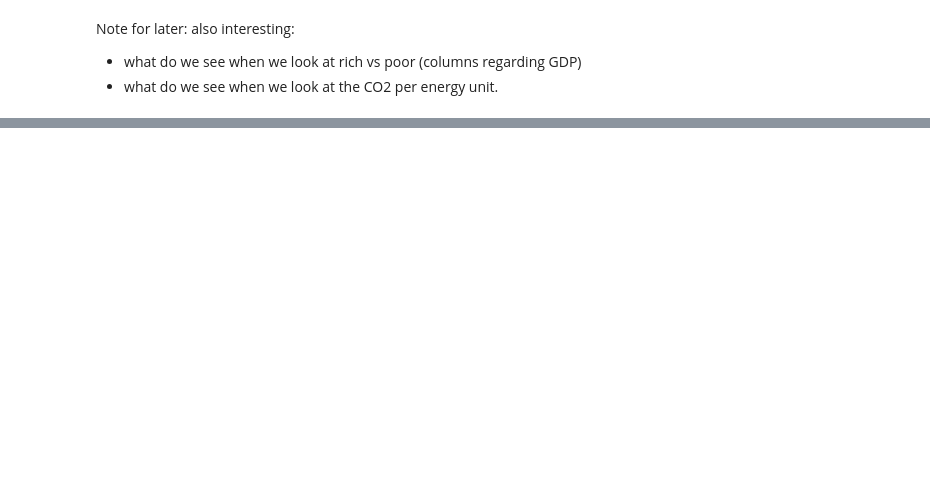
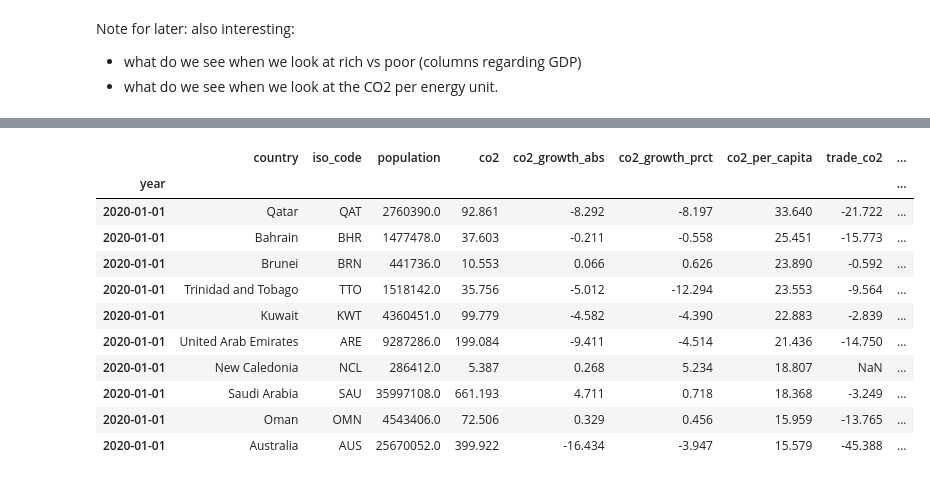
Before and after one commit to MevrouwHelderder/final_assignment, a Jupyter notebook: Final_Assignment.ipynb, the cells around one changed output, grey strips where cells are left out. Saved outputs shown, nothing was run; the diff lists cells and outputs as text; code cells hidden in the pictures; blank space fills up the shorter version.

```diff
--- a/Final_Assignment.ipynb
+++ b/Final_Assignment.ipynb
@@ -156,0 +140,17 @@ germany_test
+# %%
+# Total producten per capita, not corrected for trade :
+top_co2_pc_2020 = explore_co2.loc["2020-01-01 00:00:00",].sort_values(by="co2_per_capita", ascending = False).head(10)
+top_co2_pc_2020
+# %% [output]
+|  | country | iso_code | population | co2 | co2_growth_abs | co2_growth_prct | co2_per_capita | trade_co2 | ... |
+| year |  |  |  |  |  |  |  |  | ... |
+| 2020-01-01 | Qatar | QAT | 2760390.0 | 92.861 | -8.292 | -8.197 | 33.640 | -21.722 | ... |
+| 2020-01-01 | Bahrain | BHR | 1477478.0 | 37.603 | -0.211 | -0.558 | 25.451 | -15.773 | ... |
+| 2020-01-01 | Brunei | BRN | 441736.0 | 10.553 | 0.066 | 0.626 | 23.890 | -0.592 | ... |
+| 2020-01-01 | Trinidad and Tobago | TTO | 1518142.0 | 35.756 | -5.012 | -12.294 | 23.553 | -9.564 | ... |
+| 2020-01-01 | Kuwait | KWT | 4360451.0 | 99.779 | -4.582 | -4.390 | 22.883 | -2.839 | ... |
+| 2020-01-01 | United Arab Emirates | ARE | 9287286.0 | 199.084 | -9.411 | -4.514 | 21.436 | -14.750 | ... |
+| 2020-01-01 | New Caledonia | NCL | 286412.0 | 5.387 | 0.268 | 5.234 | 18.807 | NaN | ... |
+| 2020-01-01 | Saudi Arabia | SAU | 35997108.0 | 661.193 | 4.711 | 0.718 | 18.368 | -3.249 | ... |
+| 2020-01-01 | Oman | OMN | 4543406.0 | 72.506 | 0.329 | 0.456 | 15.959 | -13.765 | ... |
+| 2020-01-01 | Australia | AUS | 25670052.0 | 399.922 | -16.434 | -3.947 | 15.579 | -45.388 | ... |
```
Also changed, not shown: parts of 12 cells of this notebook.
